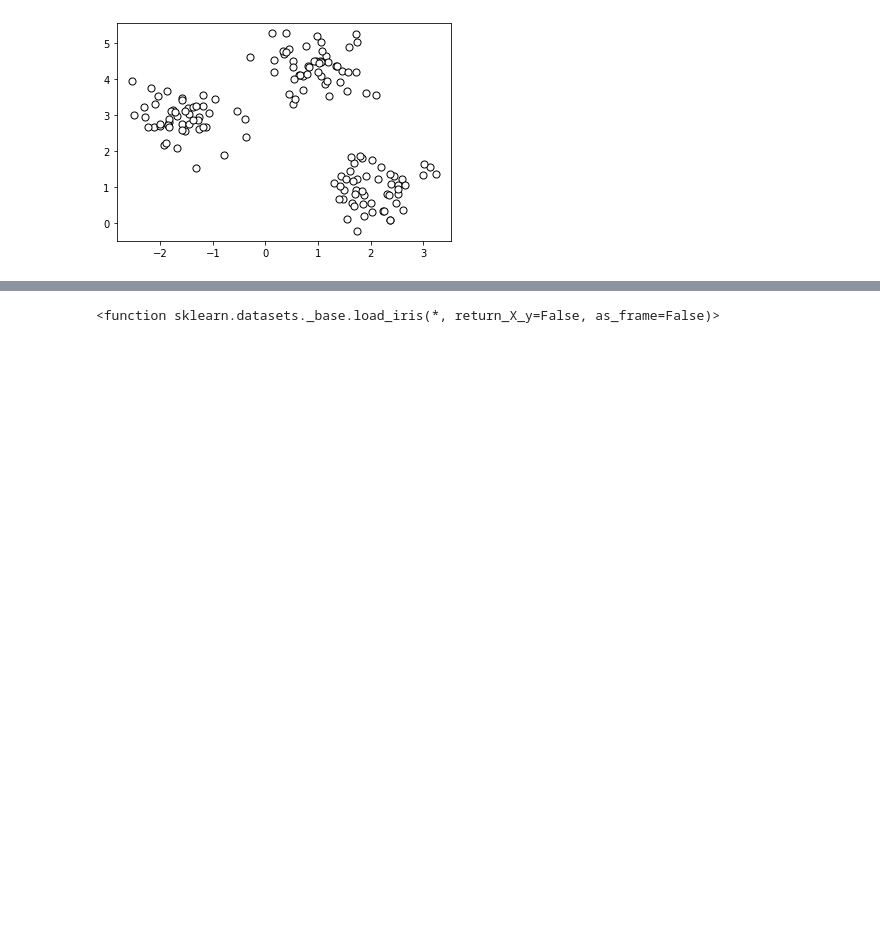
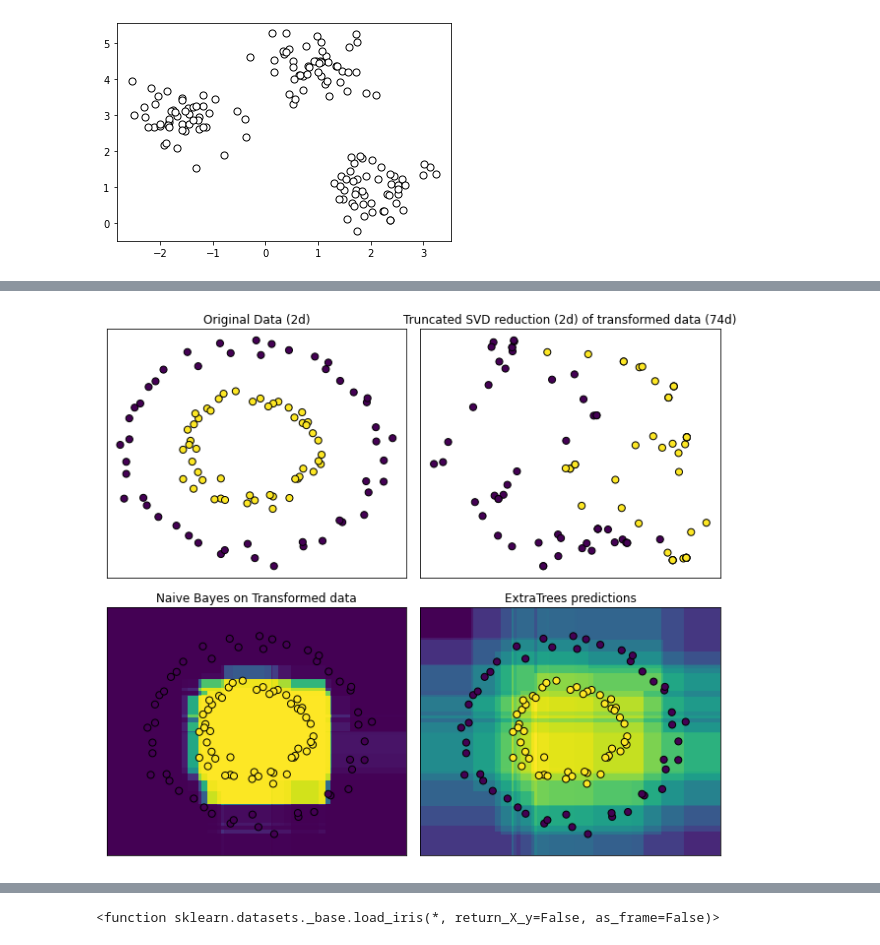
Before and after one commit to AineNicD/machine-learning-and-statistics, a Jupyter notebook: scikit-learn.ipynb, the cells around one changed output, grey strips where cells are left out. Cells and saved outputs as stored; diff of their text form; code cells hidden in the pictures; blank space fills up the shorter version.

```diff
--- a/scikit-learn.ipynb
+++ b/scikit-learn.ipynb
@@ -457,0 +512,85 @@ X.shape, y.shape
+# %%
+# https://scikit-learn.org/stable/auto_examples/ensemble/plot_random_forest_embedding.html#sphx-glr-auto-examples-ensemble-plot-random-forest-embedding-py
+
+import numpy as np
+import matplotlib.pyplot as plt
+
+from sklearn.datasets import make_circles
+from sklearn.ensemble import RandomTreesEmbedding, ExtraTreesClassifier
+from sklearn.decomposition import TruncatedSVD
+from sklearn.naive_bayes import BernoulliNB
+
+# make a synthetic dataset
+X, y = make_circles(factor=0.5, random_state=0, noise=0.05)
+
+# use RandomTreesEmbedding to transform data
+hasher = RandomTreesEmbedding(n_estimators=10, random_state=0, max_depth=3)
+X_transformed = hasher.fit_transform(X)
+
+# Visualize result after dimensionality reduction using truncated SVD
+svd = TruncatedSVD(n_components=2)
+X_reduced = svd.fit_transform(X_transformed)
+
+# Learn a Naive Bayes classifier on the transformed data
+nb = BernoulliNB()
+nb.fit(X_transformed, y)
+
+
+# Learn an ExtraTreesClassifier for comparison
+trees = ExtraTreesClassifier(max_depth=3, n_estimators=10, random_state=0)
+trees.fit(X, y)
+
+
+# scatter plot of original and reduced data
+fig = plt.figure(figsize=(9, 8))
+
+ax = plt.subplot(221)
+ax.scatter(X[:, 0], X[:, 1], c=y, s=50, edgecolor="k")
+ax.set_title("Original Data (2d)")
+ax.set_xticks(())
+ax.set_yticks(())
+
+ax = plt.subplot(222)
+ax.scatter(X_reduced[:, 0], X_reduced[:, 1], c=y, s=50, edgecolor="k")
+ax.set_title(
+    "Truncated SVD reduction (2d) of transformed data (%dd)" % X_transformed.shape[1]
+)
+ax.set_xticks(())
+ax.set_yticks(())
+
+# Plot the decision in original space. For that, we will assign a color
+# to each point in the mesh [x_min, x_max]x[y_min, y_max].
+h = 0.01
+x_min, x_max = X[:, 0].min() - 0.5, X[:, 0].max() + 0.5
+y_min, y_max = X[:, 1].min() - 0.5, X[:, 1].max() + 0.5
+xx, yy = np.meshgrid(np.arange(x_min, x_max, h), np.arange(y_min, y_max, h))
+
+# transform grid using RandomTreesEmbedding
+transformed_grid = hasher.transform(np.c_[xx.ravel(), yy.ravel()])
+y_grid_pred = nb.predict_proba(transformed_grid)[:, 1]
+
+ax = plt.subplot(223)
+ax.set_title("Naive Bayes on Transformed data")
+ax.pcolormesh(xx, yy, y_grid_pred.reshape(xx.shape))
+ax.scatter(X[:, 0], X[:, 1], c=y, s=50, edgecolor="k")
+ax.set_ylim(-1.4, 1.4)
+ax.set_xlim(-1.4, 1.4)
+ax.set_xticks(())
+ax.set_yticks(())
+
+# transform grid using ExtraTreesClassifier
+y_grid_pred = trees.predict_proba(np.c_[xx.ravel(), yy.ravel()])[:, 1]
+
+ax = plt.subplot(224)
+ax.set_title("ExtraTrees predictions")
+ax.pcolormesh(xx, yy, y_grid_pred.reshape(xx.shape), shading='auto')
+ax.scatter(X[:, 0], X[:, 1], c=y, s=50, edgecolor="k")
+ax.set_ylim(-1.4, 1.4)
+ax.set_xlim(-1.4, 1.4)
+ax.set_xticks(())
+ax.set_yticks(())
+
+plt.tight_layout()
+plt.show()
+# %% [output]
+[figure, added]
```
Also changed, not shown: parts of 59 cells of this notebook, 3 other files.
